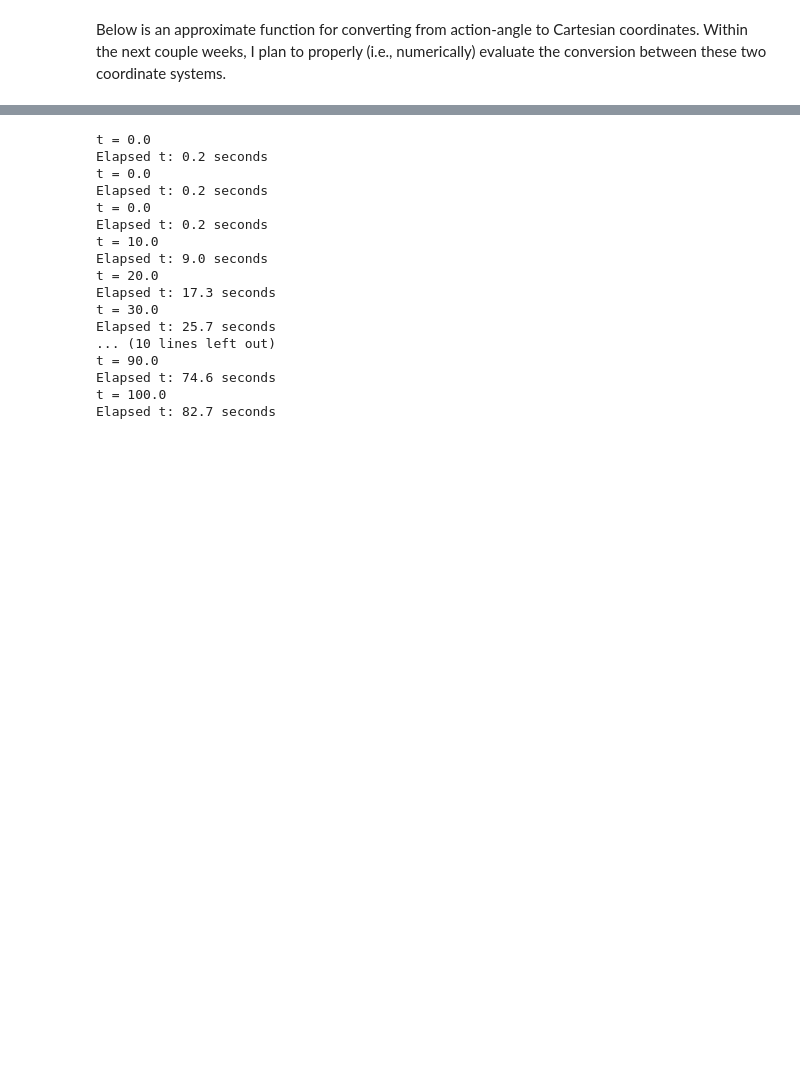
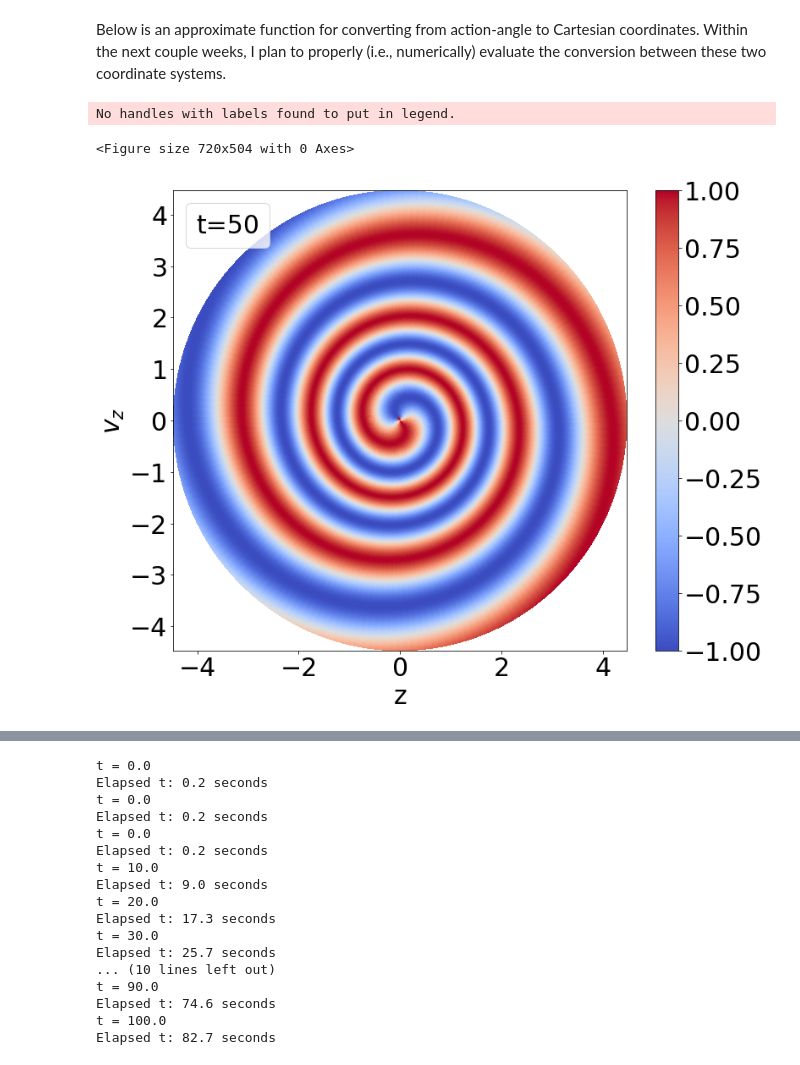
Before and after one commit to Jupiter1994/plasma-echo, a Jupyter notebook: Galactic Phase Mixing and Echo.ipynb, the cells around one changed output, grey strips where cells are left out. Saved outputs shown, nothing was run; the diff lists cells and outputs as text; code cells hidden in the pictures; blank space fills up the shorter version.

Commit message:
remade gal phase mixing plots for thesis

```diff
--- a/Galactic Phase Mixing and Echo.ipynb
+++ b/Galactic Phase Mixing and Echo.ipynb
@@ -86,13 +86,13 @@ def delta_f_phase_mixing(theta, J, t, A_0=1, t_i=0, theta_i=0):
     m=1 Fourier component in theta. Then, as a function of time,
     this perturbation evolves as:
 
-    delta_f(theta,J,t) = A_0 * cos[theta - Omega(J)(t-t_i) - theta_i]
+    delta_f(theta,J,t) = A_0 * sin[theta - Omega(J)(t-t_i) - theta_i]
 
     '''
 
     phase = theta - Omega(J)*(t-t_i) - theta_i
 
-    return A_0 * np.cos(phase)
+    return A_0 * np.sin(phase)
 # %%
 ## define hammer params, phase space range
 
@@ -104,14 +104,14 @@ A1, A2 = 0.1, 0.2
 # define ts, thetas, and Js; and, corresponding Cartesian coords
 # time range
 tmin = 0
-tmax = 100
+tmax = 20
 tstep = 0.5
 ts = np.arange(tmin, tmax+tstep, tstep)
 
 # angle
 theta_min = 0
 theta_max = 2*np.pi
-num_thetas_sampled = 100
+num_thetas_sampled = 200
 theta_step = theta_max/num_thetas_sampled
 
 # in Scott's paper, the max. value of (v/sigma)*(z/z_0) ~ 20 in Fig. 3, and
@@ -128,18 +128,30 @@ thetas, Js = np.meshgrid(thetas, Js) # both thetas and Js has shape (# of Js, #
 x_vals, y_vals = pol2cart_meshgrid(thetas, Js)
 # %%
 ## plot phase mixing at 1 timepoint
-# plt.clf()
-# fig, ax = plt.subplots(1,1,figsize=(12,10))
+plt.rcParams.update({'font.size':30})
 
-# # test that we can plot delta_f at a given t
-# Z = delta_f_phase_mixing(thetas, Js, 0)
+plt.clf()
+fig, ax = plt.subplots(1,1,figsize=(12,10))
 
-# im = ax.pcolormesh(x_vals,y_vals,Z,cmap=cm.coolwarm, animated=True, shading='auto')
+# test that we can plot delta_f at a given t
+t_temp = 50
+Z = delta_f_phase_mixing(thetas, Js, t_temp)
 
-# fig.colorbar(im, ax=ax)
+im = ax.pcolormesh(x_vals,y_vals,Z,cmap=cm.coolwarm, animated=True, shading='auto',\
+                  vmin=-1, vmax=1)
 
-# ax.set_xlabel(r"$\sqrt{J}$ cos($\theta$)")
-# ax.set_ylabel(r"$\sqrt{J}$ sin($\theta$)")
+fig.colorbar(im, ax=ax)
+
+ax.set_xlabel(r"z")
+ax.set_ylabel(r"$v_z$")
 # ax.set_title("$\delta f$")
 
-# plt.show()
+plt.legend(title=f"t={t_temp}", loc='upper left', labelspacing=0.)
+
+plt.savefig(f'Gaia phase mixing/Gal_pm_t={t_temp}.png')
+
+plt.show()
+# %% [output]
+No handles with labels found to put in legend.
+<Figure size 720x504 with 0 Axes>
+[figure, added]
```
Also changed, not shown: parts of 2 cells of this notebook, 1 other file.
